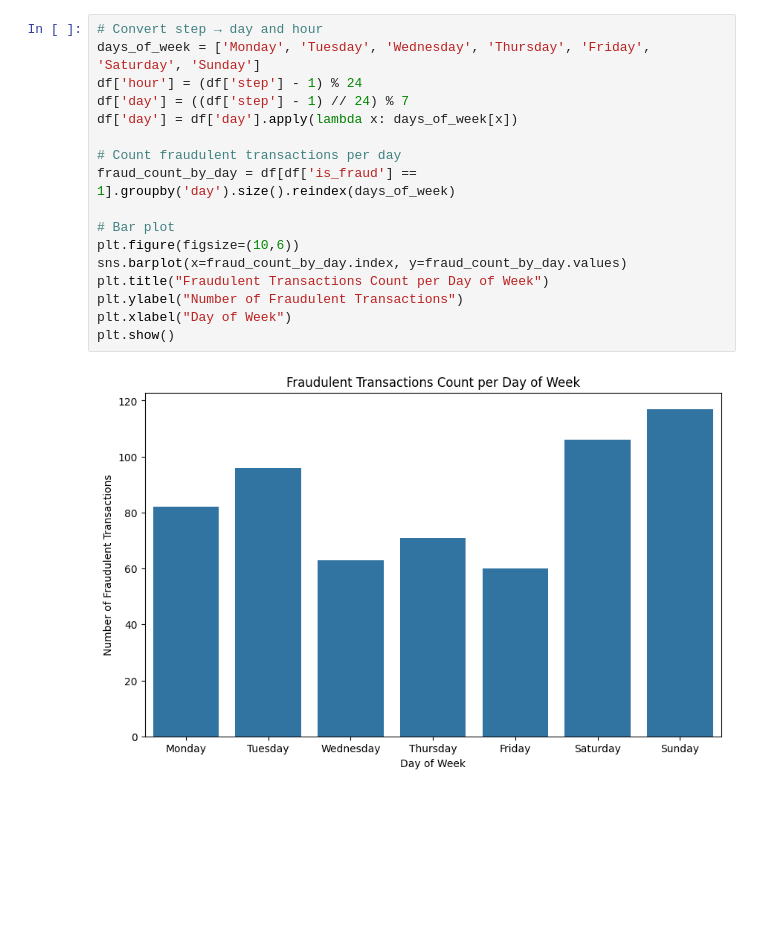
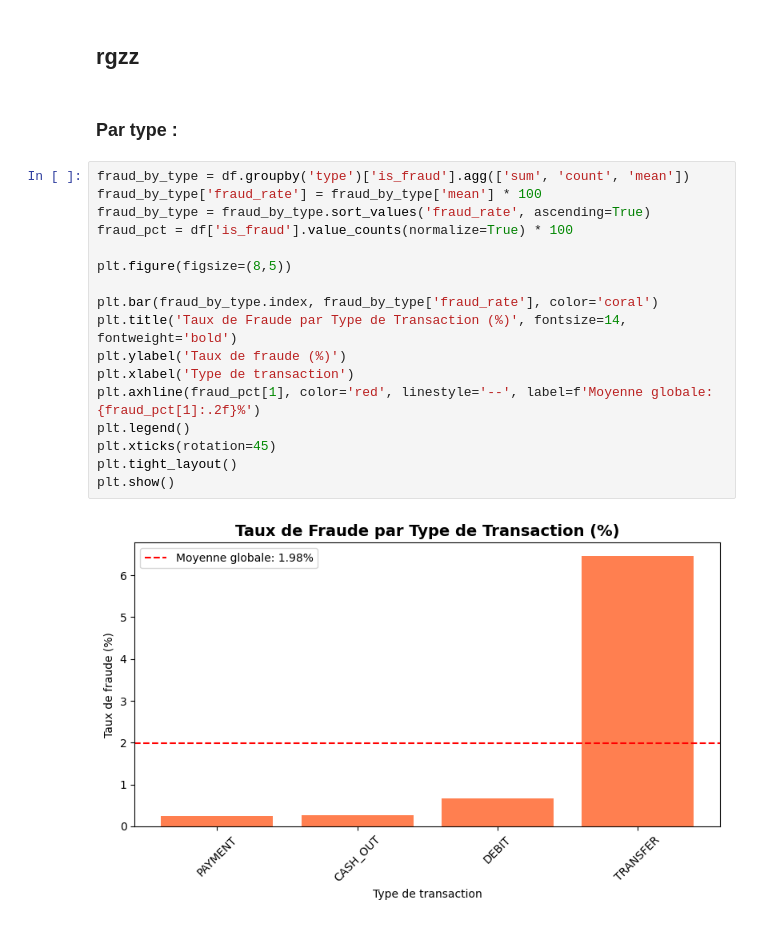
Before and after one commit to MathieuFan22/Mirada-Examen-ML-M2-ISPM, a Jupyter notebook: PoketraFinday-Mirada.ipynb, the cells around one changed output. Cells and saved outputs as stored; diff of their text form; blank space fills up the shorter version.

```diff
--- a/PoketraFinday-Mirada.ipynb
+++ b/PoketraFinday-Mirada.ipynb
@@ -181,19 +71,23 @@ dtype: float64
-# %%
-# Convert step → day and hour
-days_of_week = ['Monday', 'Tuesday', 'Wednesday', 'Thursday', 'Friday', 'Saturday', 'Sunday']
-df['hour'] = (df['step'] - 1) % 24
-df['day'] = ((df['step'] - 1) // 24) % 7
-df['day'] = df['day'].apply(lambda x: days_of_week[x])
-
-# Count fraudulent transactions per day
-fraud_count_by_day = df[df['is_fraud'] == 1].groupby('day').size().reindex(days_of_week)
-
-# Bar plot
-plt.figure(figsize=(10,6))
-sns.barplot(x=fraud_count_by_day.index, y=fraud_count_by_day.values)
-plt.title("Fraudulent Transactions Count per Day of Week")
-plt.ylabel("Number of Fraudulent Transactions")
-plt.xlabel("Day of Week")
-plt.show()
-# %% [output]
-[figure, removed]
+# %% [markdown]
+## rgzz
+# %% [markdown]
+### Par type :
+# %%
+fraud_by_type = df.groupby('type')['is_fraud'].agg(['sum', 'count', 'mean'])
+fraud_by_type['fraud_rate'] = fraud_by_type['mean'] * 100
+fraud_by_type = fraud_by_type.sort_values('fraud_rate', ascending=True)
+fraud_pct = df['is_fraud'].value_counts(normalize=True) * 100
+
+plt.figure(figsize=(8,5))
+
+plt.bar(fraud_by_type.index, fraud_by_type['fraud_rate'], color='coral')
+plt.title('Taux de Fraude par Type de Transaction (%)', fontsize=14, fontweight='bold')
+plt.ylabel('Taux de fraude (%)')
+plt.xlabel('Type de transaction')
+plt.axhline(fraud_pct[1], color='red', linestyle='--', label=f'Moyenne globale: {fraud_pct[1]:.2f}%')
+plt.legend()
+plt.xticks(rotation=45)
+plt.tight_layout()
+plt.show()
+# %% [output]
+[figure, added]
```
Also changed, not shown: parts of 20 cells of this notebook.
